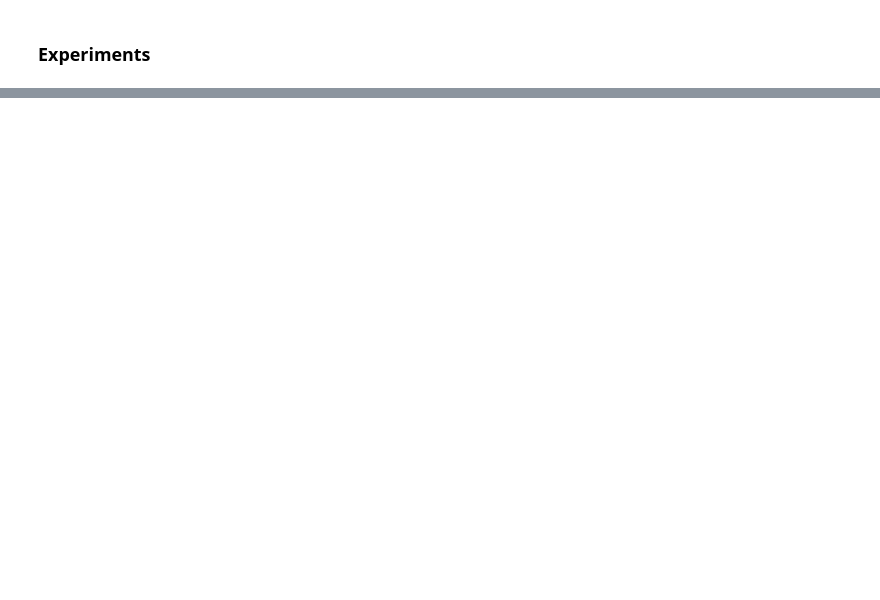
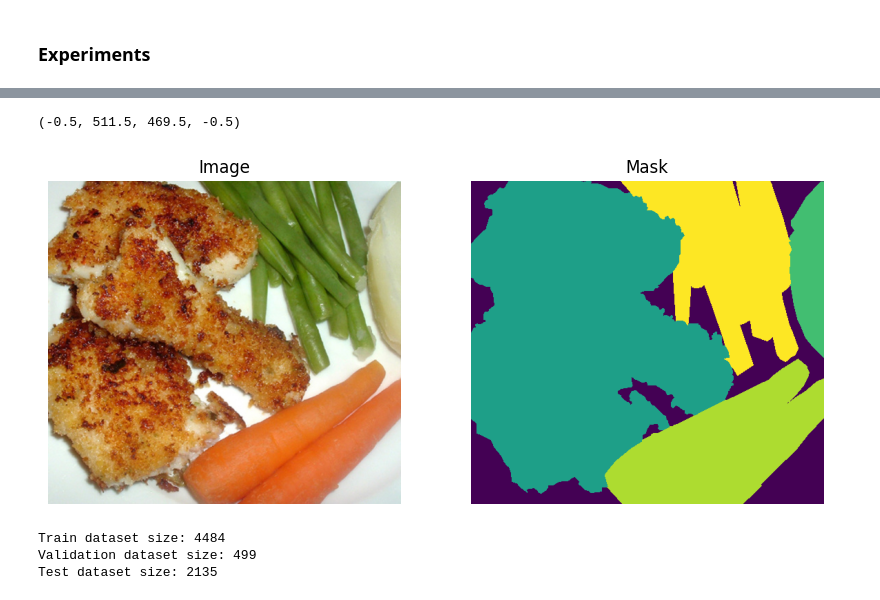
Before and after one commit to kkkamur07/food103seg-calories, a Jupyter notebook: notebooks/experiment.ipynb, the cells around one changed output, grey strips where cells are left out. Drawn from its saved outputs; the diff is of its cells as text; code cells hidden in the pictures; blank space fills up the shorter version.

```diff
--- a/notebooks/experiment.ipynb
+++ b/notebooks/experiment.ipynb
@@ -14,15 +17,0 @@ import PIL
-# %%
-image = PIL.Image.open("/home/krrish/home/desktop/sensor-behaviour/data/Images/ann_dir/train/00000000.png")
-valid = PIL.Image.open("/home/krrish/home/desktop/sensor-behaviour/data/Images/img_dir/train/00000000.jpg")
-
-fig, axis = plt.subplots(1, 2, figsize=(10, 5))
-axis[0].imshow(image)
-axis[0].set_title("Annotation Image")
-axis[0].axis('off')
-
-axis[1].imshow(valid)
-axis[1].set_title("Valid Image")
-axis[1].axis('off')
-
-plt.tight_layout()
-plt.show()
@@ -30,0 +43,50 @@ plt.show()
+# %%
+# Creating DataLoader for the dataset
+
+class FoodSegDataset(torch.utils.data.Dataset):
+    def __init__(self, base_dir, mode='train', transforms=None):
+        self.base_dir = base_dir
+        self.mode = mode  # 'train' or 'test'
+
+        self.img_dir = os.path.join(base_dir, "Images", "img_dir", mode)
+        self.ann_dir = os.path.join(base_dir, "Images", "ann_dir", mode)
+
+        self.transforms = transforms
+
+        self.images = os.listdir(self.img_dir)
+
+    def __len__(self):
+        return len(self.images)
+
+    def __getitem__(self, idx):
+        img_name = os.path.join(self.img_dir, self.images[idx])
+        ann_name = os.path.join(self.ann_dir, self.images[idx].replace('.jpg', '.png'))  # ensure extension matches
+
+        image = PIL.Image.open(img_name).convert("RGB")
+        annotation = PIL.Image.open(ann_name).convert("L")
+
+        if self.transforms:
+            image = self.transforms(image)
+            annotation = self.transforms(annotation)
+
+        return image, annotation
+
+
+data = FoodSegDataset(
+    base_dir="/home/krrish/home/desktop/sensor-behaviour/data",
+    mode='train',)
+
+image, mask = data[1]
+image = np.array(image)
+mask = np.array(mask)
+
+fig, axis = plt.subplots(1, 2, figsize=(10, 5))
+axis[0].imshow(image)
+axis[0].set_title("Image")
+axis[0].axis('off')
+axis[1].imshow(mask)
+axis[1].set_title("Mask")
+axis[1].axis('off')
+# %% [output]
+(-0.5, 511.5, 469.5, -0.5)
+[figure, added]
@@ -30,0 +138,7 @@ plt.show()
+# %%
+base_dir = "/home/krrish/home/desktop/sensor-behaviour/data"
+train_loader, val_loader, test_loader = data_loaders(base_dir = base_dir)
+# %% [output]
+Train dataset size: 4484
+Validation dataset size: 499
+Test dataset size: 2135
```
Also changed, not shown: parts of 11 cells of this notebook, 3 other files.
